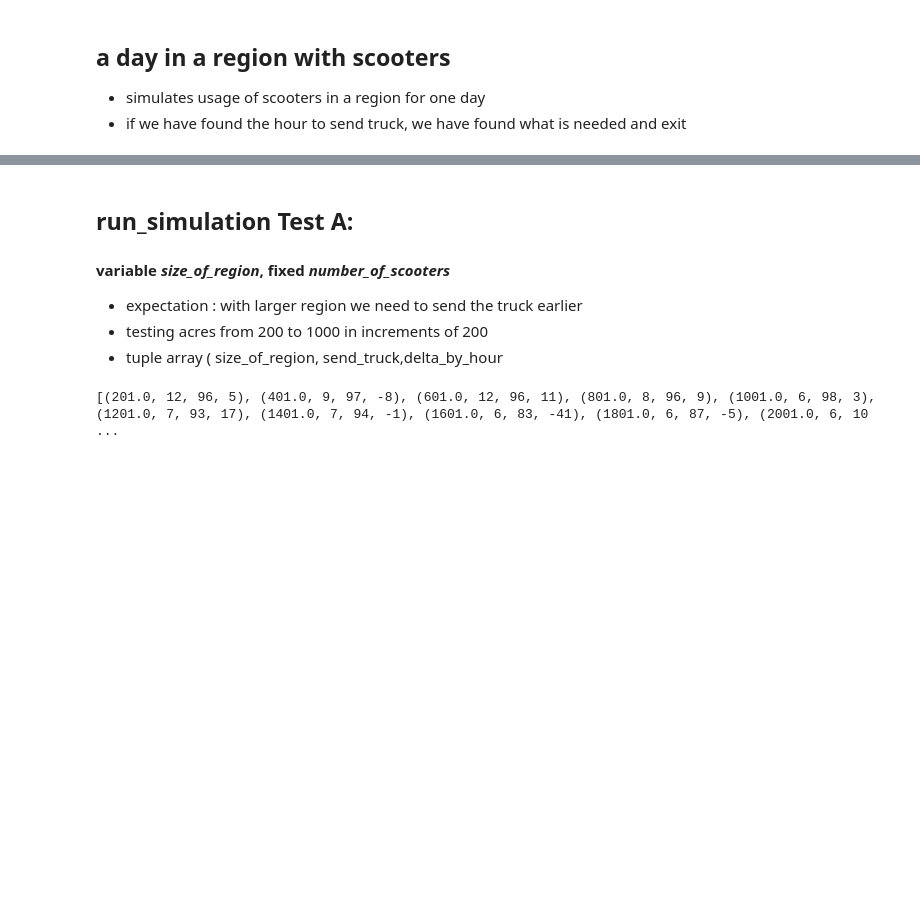
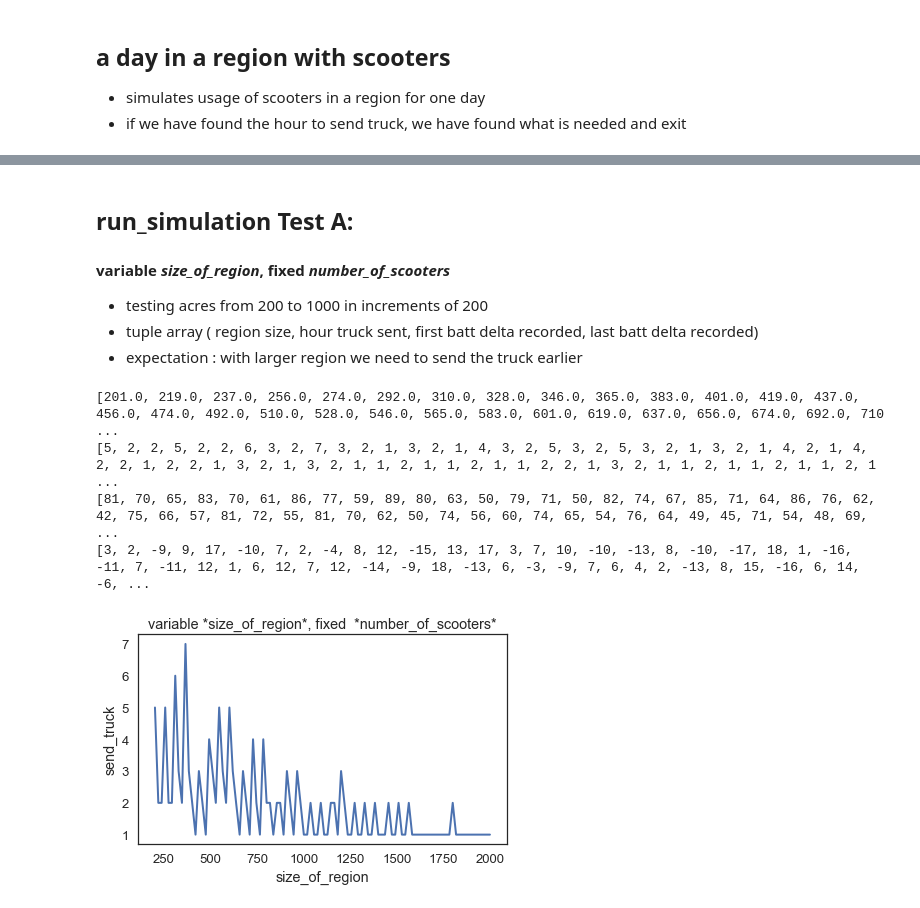
Before and after one commit to YasinEhsan/Lime-project, a Jupyter notebook: limeshare_3.0.ipynb, the cells around one changed output, grey strips where cells are left out. Cells and saved outputs as stored; diff of their text form; code cells hidden in the pictures; blank space fills up the shorter version.

Commit message:
added charts tests a

```diff
--- a/limeshare_3.0.ipynb
+++ b/limeshare_3.0.ipynb
@@ -62,14 +62,14 @@ def step(state, hour):
 # %%
 def calcDemand(scooters, hour):
     if hour >= 8 and hour < 10 or hour >= 12 and hour < 14 or hour >= 16 and hour < 18:
-        return randint(int(scooters/hour) + int(hour/2), scooters)
+        return int(scooters - 2)
     elif hour == 6 or hour == 7 or hour >= 20 and hour < 23:
-        return randint(scooters%int(hour/2), scooters)
+        return int(scooters - 4)
     else:
         if hour == 0:
-            return randint(hour, int(scooters/4))
+            return int(scooters - 5)
         else:
-            return randint(int(hour/6), int(scooters/4))
+            return int(scooters - 5)
 # %% [markdown]
 **The following code is used to test ideal hour ranges for our function above with demand.**
 - the goal was to have a higher min for higher traffic times compatible with sccoter amounts range(20-100)
@@ -194,13 +194,12 @@ limeshare
 # %% [markdown]
 ## run_simulation Test A:
 #### variable *size_of_region*, fixed  *number_of_scooters*
+- testing acres from 200 to 1000 in increments of 200
+- tuple array ( region size, hour truck sent, first batt delta recorded, last batt delta recorded)
 - expectation : with larger region we need to send the truck earlier
-- testing acres from 200 to 1000 in increments of 200
-- tuple array ( size_of_region, send_truck,delta_by_hour
 # %%
-
 def runModel():
-    regions = linspace(200, 2000, 10)
+    regions = linspace(200, 2000, 100)
     results = []
     for i in regions:
         limeshare = State(number_of_scooters = 20, av_batt_life = 100, size_of_region = round(i + 1), send_truck = -1, delta_by_hour = [])
@@ -208,8 +207,22 @@ def runModel():
         data = (limeshare.size_of_region, limeshare.send_truck, limeshare.delta_by_hour[0], limeshare.delta_by_hour[-1] )
         results.append(data)
     return results
-# %%
-sample_regions = runModel()
-print(sample_regions)
-# %% [output]
-[(201.0, 12, 96, 5), (401.0, 9, 97, -8), (601.0, 12, 96, 11), (801.0, 8, 96, 9), (1001.0, 6, 98, 3), (1201.0, 7, 93, 17), (1401.0, 7, 94, -1), (1601.0, 6, 83, -41), (1801.0, 6, 87, -5), (2001.0, 6, 10 ...
+# %%
+sample_regions = runModel()
+plot([x[0] for x in sample_regions], [x[1] for x in sample_regions], label='')
+def decorate_limeshare():
+    """Add a title and label the axes."""
+    decorate(title='variable *size_of_region*, fixed  *number_of_scooters*',
+             xlabel='size_of_region',
+             ylabel='send_truck')
+print([x[0] for x in sample_regions])
+print([x[1] for x in sample_regions])
+print([x[2] for x in sample_regions])
+print([x[3] for x in sample_regions])
+decorate_limeshare()
+# %% [output]
+[201.0, 219.0, 237.0, 256.0, 274.0, 292.0, 310.0, 328.0, 346.0, 365.0, 383.0, 401.0, 419.0, 437.0, 456.0, 474.0, 492.0, 510.0, 528.0, 546.0, 565.0, 583.0, 601.0, 619.0, 637.0, 656.0, 674.0, 692.0, 710 ...
+[5, 2, 2, 5, 2, 2, 6, 3, 2, 7, 3, 2, 1, 3, 2, 1, 4, 3, 2, 5, 3, 2, 5, 3, 2, 1, 3, 2, 1, 4, 2, 1, 4, 2, 2, 1, 2, 2, 1, 3, 2, 1, 3, 2, 1, 1, 2, 1, 1, 2, 1, 1, 2, 2, 1, 3, 2, 1, 1, 2, 1, 1, 2, 1, 1, 2, 1 ...
+[81, 70, 65, 83, 70, 61, 86, 77, 59, 89, 80, 63, 50, 79, 71, 50, 82, 74, 67, 85, 71, 64, 86, 76, 62, 42, 75, 66, 57, 81, 72, 55, 81, 70, 62, 50, 74, 56, 60, 74, 65, 54, 76, 64, 49, 45, 71, 54, 48, 69, ...
+[3, 2, -9, 9, 17, -10, 7, 2, -4, 8, 12, -15, 13, 17, 3, 7, 10, -10, -13, 8, -10, -17, 18, 1, -16, -11, 7, -11, 12, 1, 6, 12, 7, 12, -14, -9, 18, -13, 6, -3, -9, 7, 6, 4, 2, -13, 8, 15, -16, 6, 14, -6, ...
+[figure, added]
```
Also changed, not shown: parts of 8 cells of this notebook.
